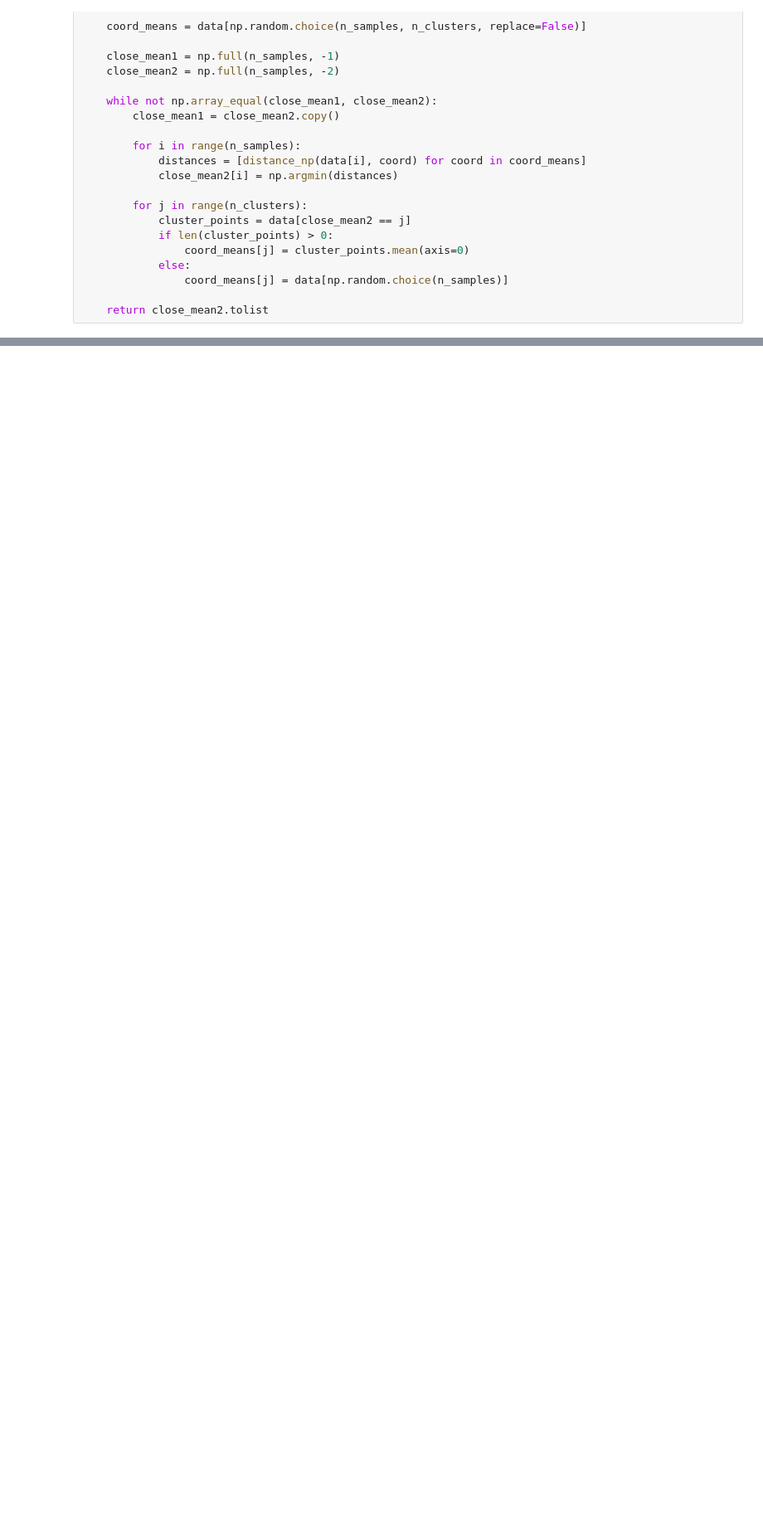
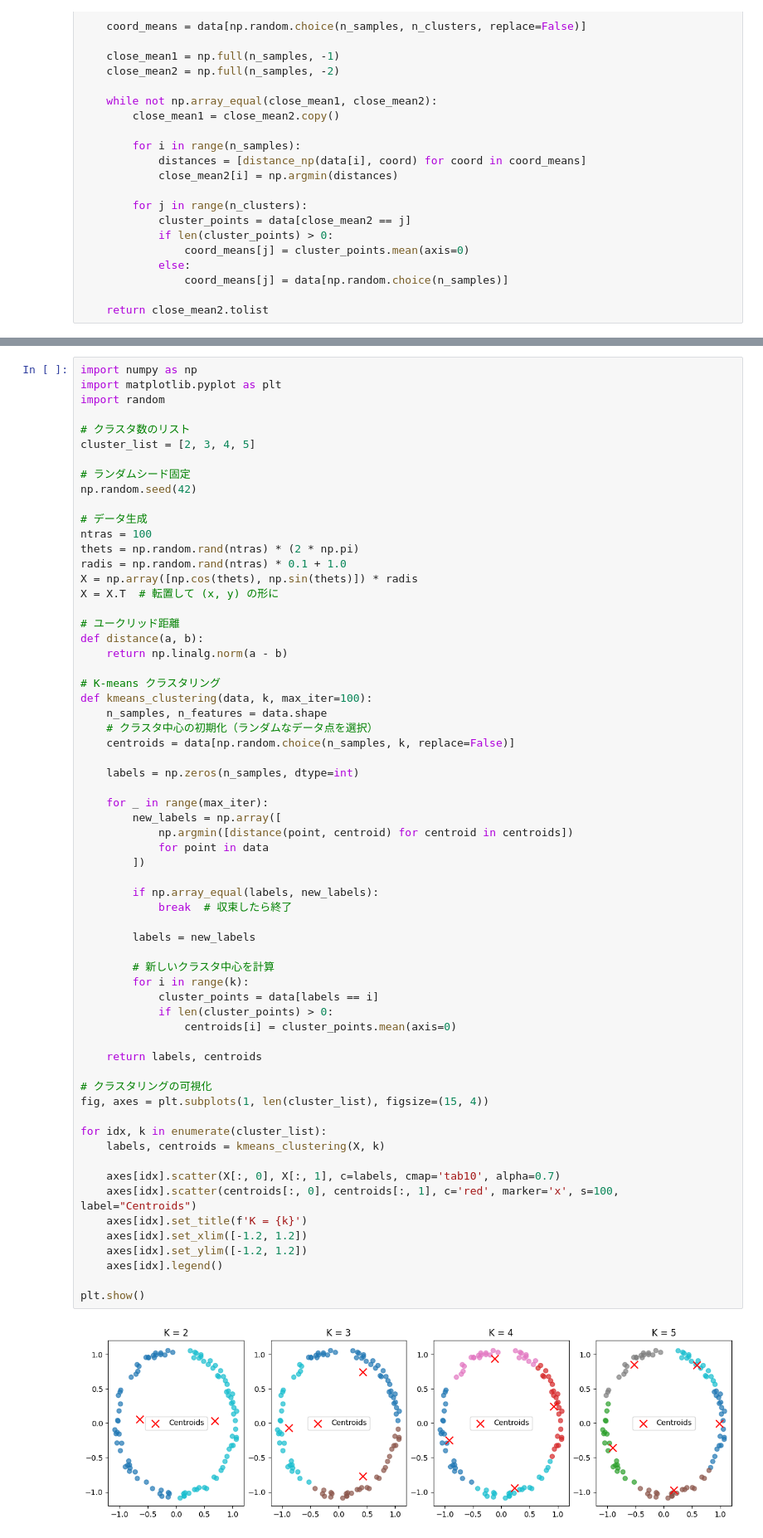
Before and after one commit to 4beshinji/MLtutorial, a Jupyter notebook: kmeansTutorial/kmeans.ipynb, the cells around one changed output, grey strips where cells are left out. Shown: that part at 83% size. Cells and saved outputs as stored; diff of their text form; blank space fills up the shorter version.

```diff
--- a/kmeansTutorial/kmeans.ipynb
+++ b/kmeansTutorial/kmeans.ipynb
@@ -193,0 +219,65 @@ ValueError: Cannot take a larger sample than population when 'replace=False'
+# %%
+import numpy as np
+import matplotlib.pyplot as plt
+import random
+
+# クラスタ数のリスト
+cluster_list = [2, 3, 4, 5]
+
+# ランダムシード固定
+np.random.seed(42)
+
+# データ生成
+ntras = 100
+thets = np.random.rand(ntras) * (2 * np.pi)
+radis = np.random.rand(ntras) * 0.1 + 1.0
+X = np.array([np.cos(thets), np.sin(thets)]) * radis
+X = X.T  # 転置して (x, y) の形に
+
+# ユークリッド距離
+def distance(a, b):
+    return np.linalg.norm(a - b)
+
+# K-means クラスタリング
+def kmeans_clustering(data, k, max_iter=100):
+    n_samples, n_features = data.shape
+    # クラスタ中心の初期化（ランダムなデータ点を選択）
+    centroids = data[np.random.choice(n_samples, k, replace=False)]
+
+    labels = np.zeros(n_samples, dtype=int)
+
+    for _ in range(max_iter):
+        new_labels = np.array([
+            np.argmin([distance(point, centroid) for centroid in centroids])
+            for point in data
+        ])
+
+        if np.array_equal(labels, new_labels):
+            break  # 収束したら終了
+
+        labels = new_labels
+
+        # 新しいクラスタ中心を計算
+        for i in range(k):
+            cluster_points = data[labels == i]
+            if len(cluster_points) > 0:
+                centroids[i] = cluster_points.mean(axis=0)
+
+    return labels, centroids
+
+# クラスタリングの可視化
+fig, axes = plt.subplots(1, len(cluster_list), figsize=(15, 4))
+
+for idx, k in enumerate(cluster_list):
+    labels, centroids = kmeans_clustering(X, k)
+
+    axes[idx].scatter(X[:, 0], X[:, 1], c=labels, cmap='tab10', alpha=0.7)
+    axes[idx].scatter(centroids[:, 0], centroids[:, 1], c='red', marker='x', s=100, label="Centroids")
+    axes[idx].set_title(f'K = {k}')
+    axes[idx].set_xlim([-1.2, 1.2])
+    axes[idx].set_ylim([-1.2, 1.2])
+    axes[idx].legend()
+
+plt.show()
+# %% [output]
+[figure, added]
```
Also changed, not shown: parts of 2 cells of this notebook, 1 other file.
